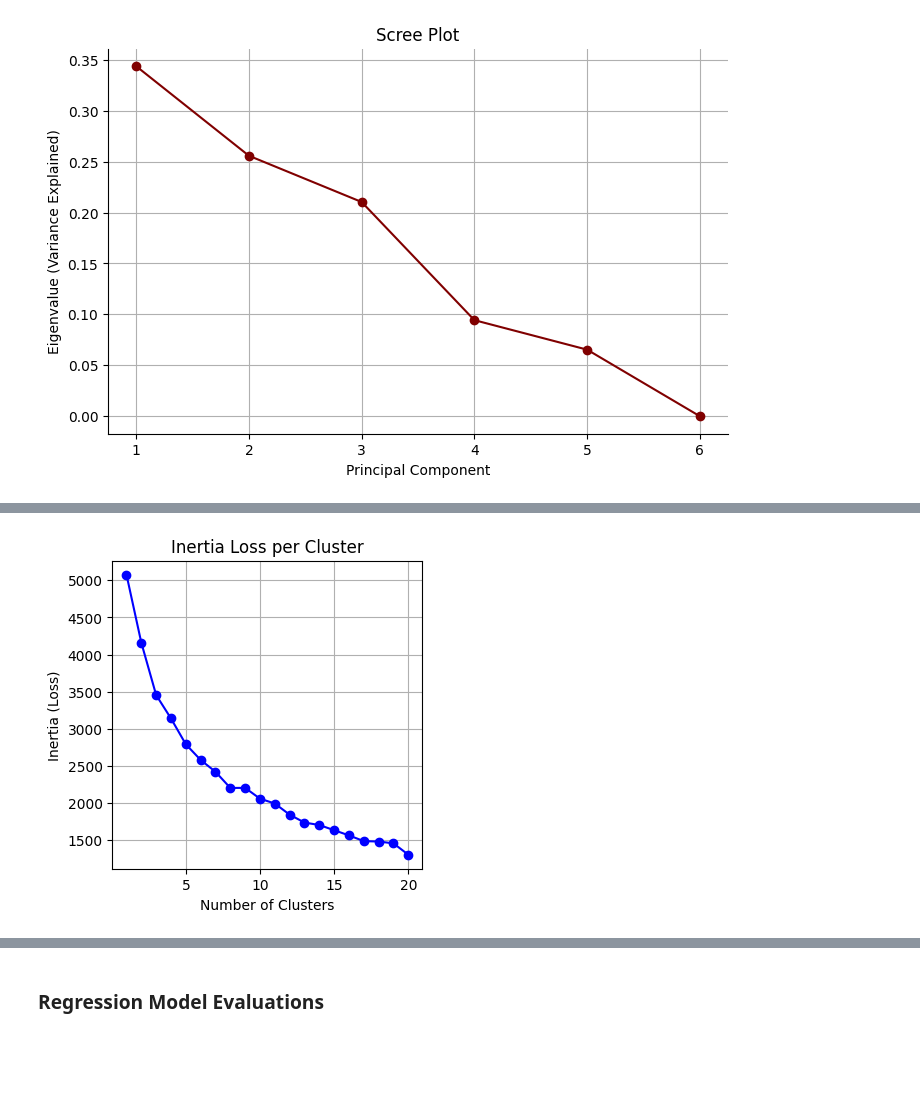
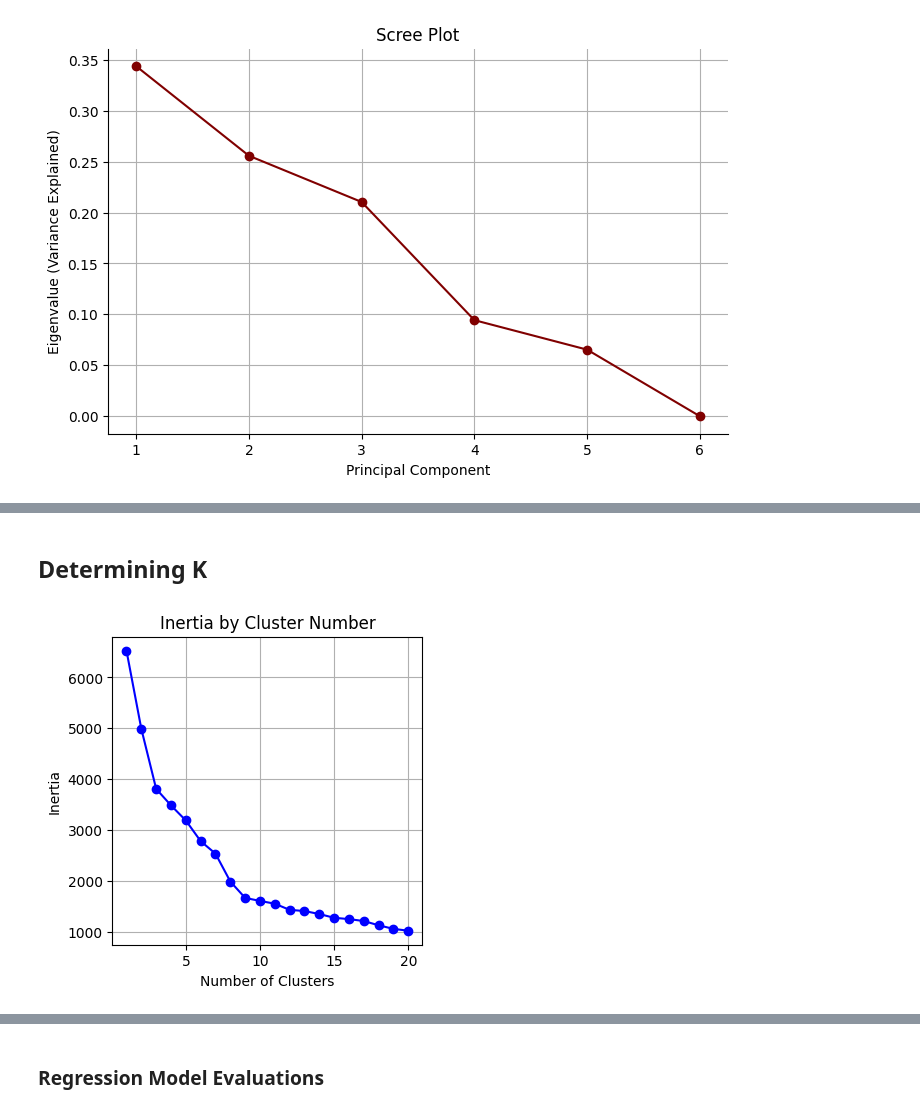
Before and after one commit to christian-arndt/repo_men, a Jupyter notebook: homeworks/project/analysis_notebook_reno.ipynb, the cells around one changed output, grey strips where cells are left out. Cells and saved outputs as stored; diff of their text form; code cells hidden in the pictures; blank space fills up the shorter version.

Commit message:
adding regressions and visualizations

```diff
--- a/homeworks/project/analysis_notebook_reno.ipynb
+++ b/homeworks/project/analysis_notebook_reno.ipynb
@@ -21,0 +26,6 @@ np.set_printoptions(suppress=True)
+# %%
+np.set_printoptions(suppress=True)
+
+randomize = False
+rs = 42 if not randomize else random.randint()
+rs
@@ -35,9 +47,11 @@ scaler = StandardScaler()
 data_scaled = scaler.fit_transform(data_encoded)
 # %%
 # Organize column names
-
 predictors = ["Sleep_Quality","Weekly_Headaches","Academic_Performance","Study_Load","Weekly_Extracurriculars"]
 targets = ["Stress_Level"]
+
+# Do train/test split
+X, y = (data[predictors], data[targets])
 # %%
 # Assert that there are no NAs
 assert(data.isna().sum().sum() == 0)
@@ -211,20 +192,24 @@ Final Centroids: [[ 0.25401594 -0.20531612  1.          0.0959215   0.15301529
+# %% [markdown]
+## Determining K
 # %%
-# scikit this
-
 inertias = []
+cluster_models = []
 k_values = range(1, 21)
 
+# Do a clustering fit for k in the range [1,20]
 for k in k_values:
-    kmeans = KMeans(n_clusters=k, random_state=42)
-    kmeans.fit(data)
+    kmeans = KMeans(n_clusters=k, random_state=rs)
+    kmeans.fit(X)
     inertias.append(kmeans.inertia_)
+    cluster_models.append(kmeans)
 
+# Plot the inertias; the ideal number of clusters should be at the elbow
 plt.figure(figsize=(4,4))
 plt.plot(k_values, inertias, 'bo-')
 plt.xlabel('Number of Clusters')
-plt.ylabel('Inertia (Loss)')
-plt.title('Inertia Loss per Cluster')
+plt.ylabel('Inertia')
+plt.title('Inertia by Cluster Number')
 plt.grid(True)
 plt.show()
 # %% [output]
-[figure, old version]
+[figure, new version]
```
Also changed, not shown: parts of 50 cells of this notebook, 1 other file.
